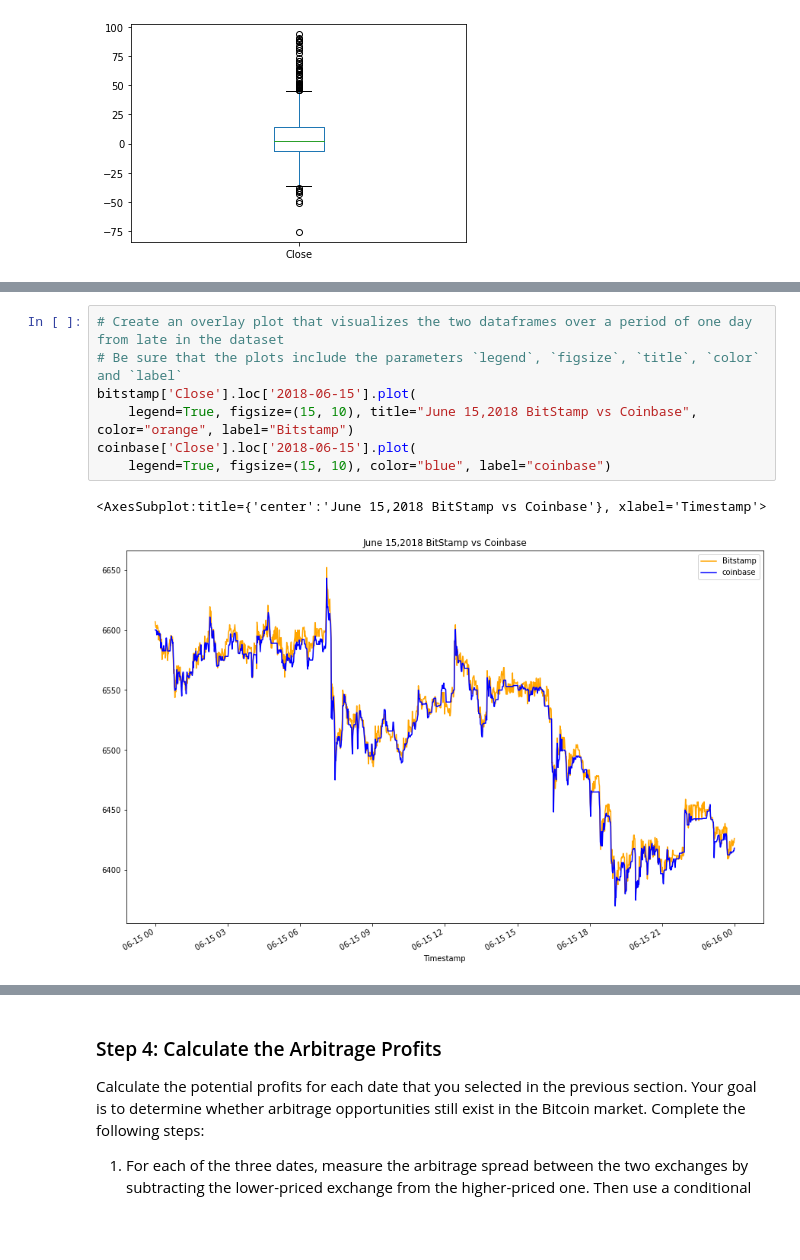
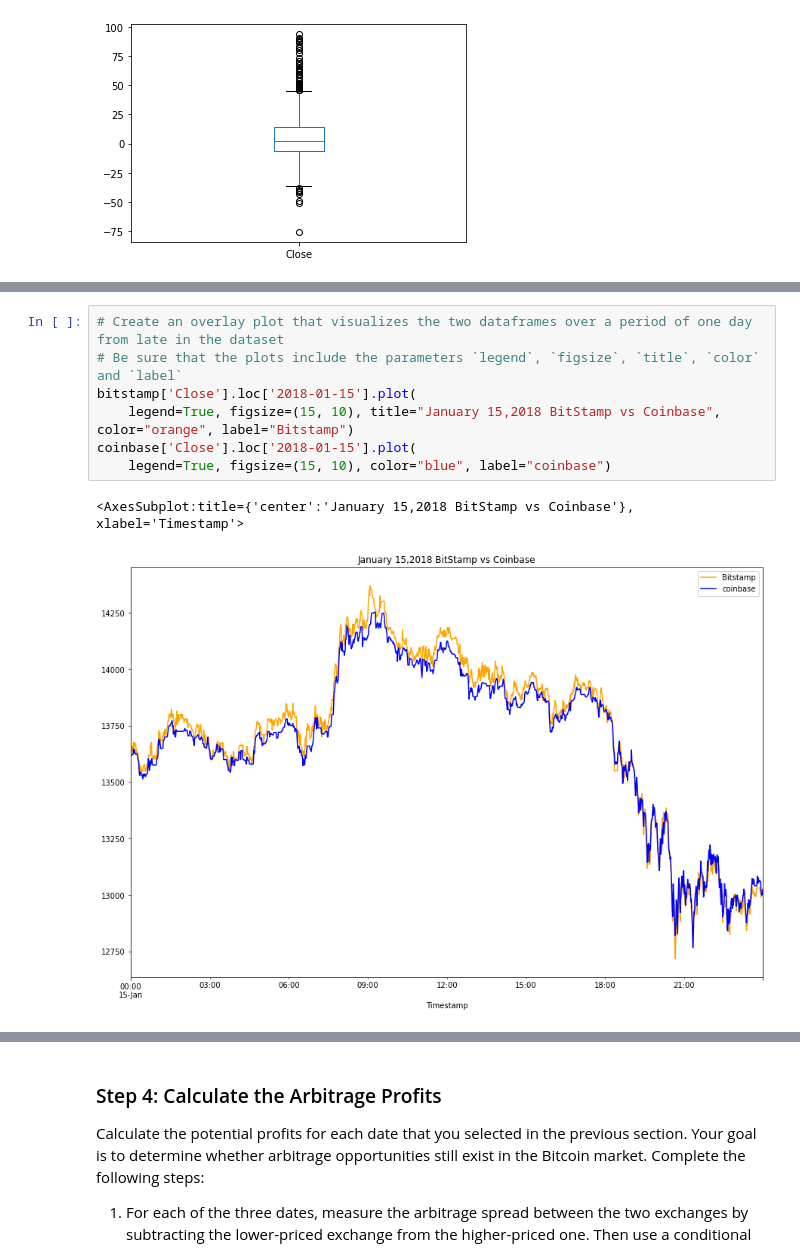
Before and after one commit to allyche/module_3_challenge, a Jupyter notebook: crypto_arbitrage.ipynb, the cells around one changed output, grey strips where cells are left out. Saved outputs shown, nothing was run; the diff lists cells and outputs as text; blank space fills up the shorter version.

```diff
--- a/crypto_arbitrage.ipynb
+++ b/crypto_arbitrage.ipynb
@@ -433,13 +444,13 @@ arbitrage_spread_middle.plot(kind='box')
 # %%
 # Create an overlay plot that visualizes the two dataframes over a period of one day from late in the dataset
 # Be sure that the plots include the parameters `legend`, `figsize`, `title`, `color` and `label`
-bitstamp['Close'].loc['2018-06-15'].plot(
-    legend=True, figsize=(15, 10), title="June 15,2018 BitStamp vs Coinbase", color="orange", label="Bitstamp")
-coinbase['Close'].loc['2018-06-15'].plot(
+bitstamp['Close'].loc['2018-01-15'].plot(
+    legend=True, figsize=(15, 10), title="January 15,2018 BitStamp vs Coinbase", color="orange", label="Bitstamp")
+coinbase['Close'].loc['2018-01-15'].plot(
     legend=True, figsize=(15, 10), color="blue", label="coinbase")
 # %% [output]
-<AxesSubplot:title={'center':'June 15,2018 BitStamp vs Coinbase'}, xlabel='Timestamp'>
+<AxesSubplot:title={'center':'January 15,2018 BitStamp vs Coinbase'}, xlabel='Timestamp'>
-[figure, old version]
+[figure, new version]
 # %%
 # Using th date from late in the dataset that you have selected, calculate the arbitrage spread
 # by subtracting the bitstamp lower closing prices from the coinbase higher closing prices
```
Also changed, not shown: parts of 35 cells of this notebook.
